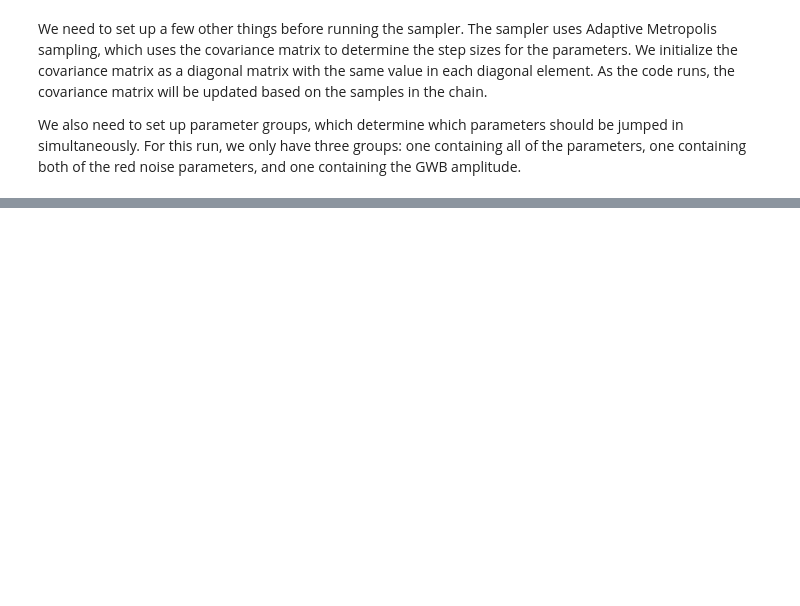
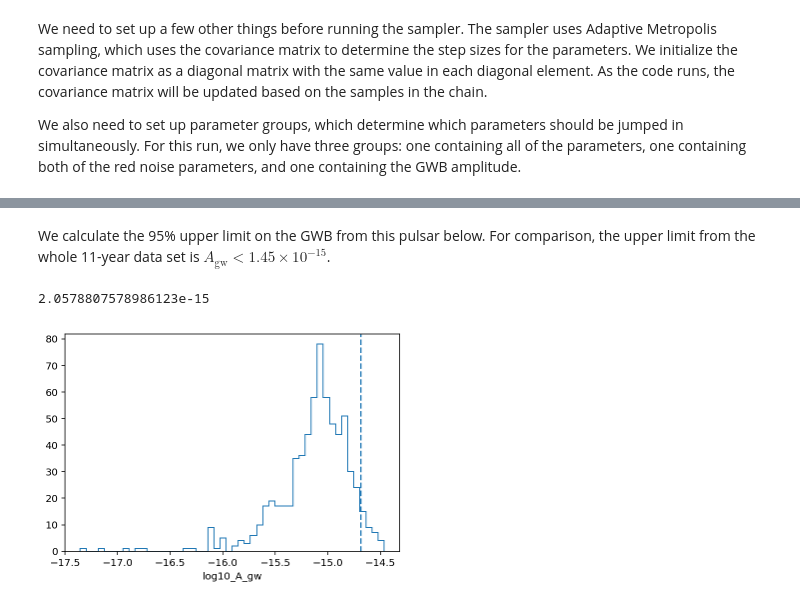
Before and after one commit to svigeland/pta_tutorial, a Jupyter notebook: pulsar_timing_tutorial.ipynb, the cells around one changed output, grey strips where cells are left out. Drawn from its saved outputs; the diff is of its cells as text; code cells hidden in the pictures; blank space fills up the shorter version.

```diff
--- a/pulsar_timing_tutorial.ipynb
+++ b/pulsar_timing_tutorial.ipynb
@@ -192,0 +222,14 @@ sampler.sample(x0, N, SCAMweight=30, AMweight=15, DEweight=50, )
+# %% [markdown]
+We calculate the 95% upper limit on the GWB from this pulsar below. For comparison, the upper limit from the whole 11-year data set is $A_\mathrm{gw} < 1.45 \times 10^{-15}$.
+# %%
+burn = int(0.25*chain.shape[0])
+
+plt.hist(chain[burn:,params.index('log10_A_gw')], histtype='step', bins=50);
+plt.xlabel('log10_A_gw');
+
+ul = np.percentile(chain[burn:, params.index('log10_A_gw')], q=95)
+plt.axvline(ul, ls='--')
+print(10**ul)
+# %% [output]
+2.0578807578986123e-15
+[figure, added]
```
Also changed, not shown: parts of 22 cells of this notebook.
